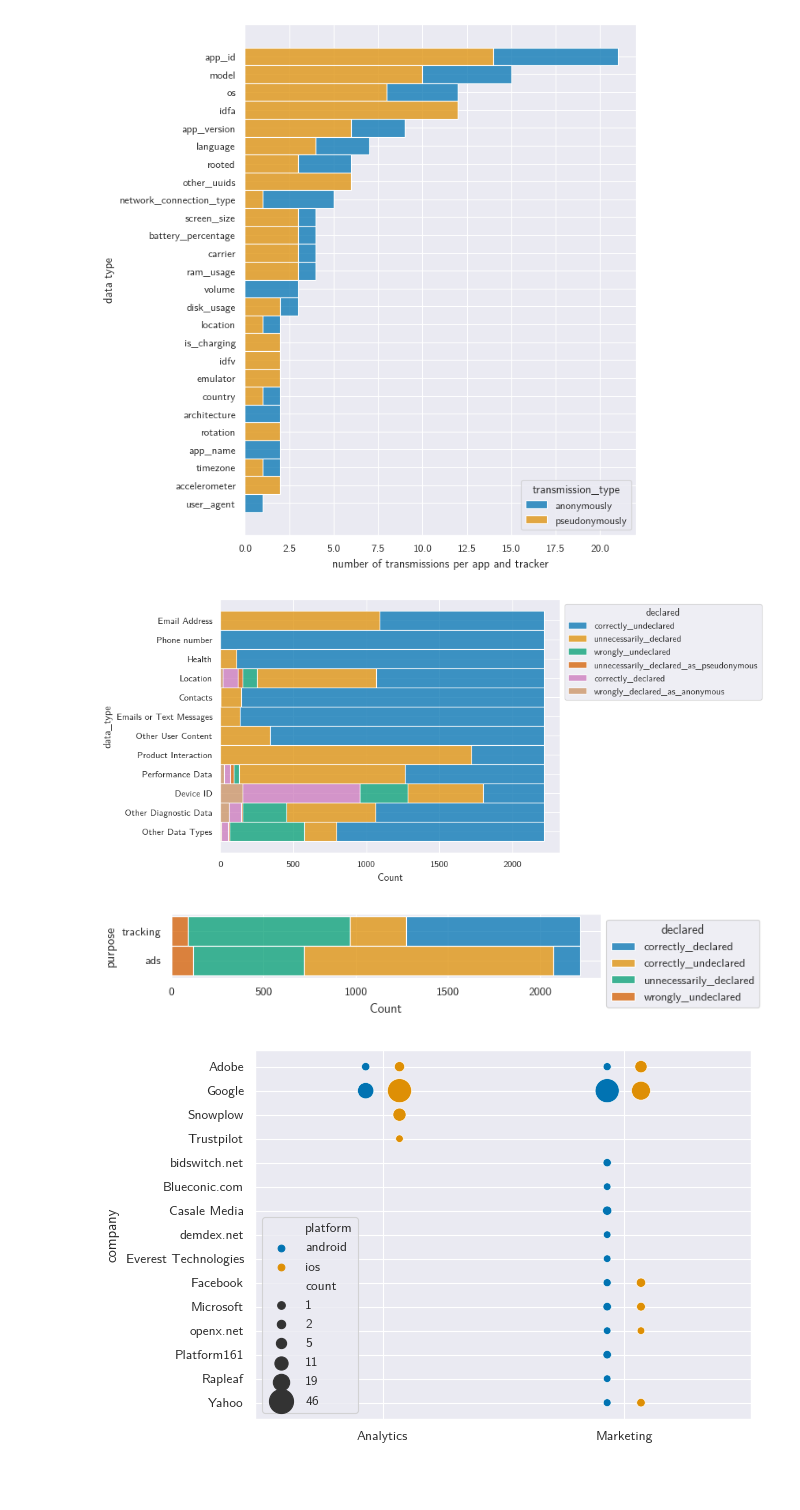
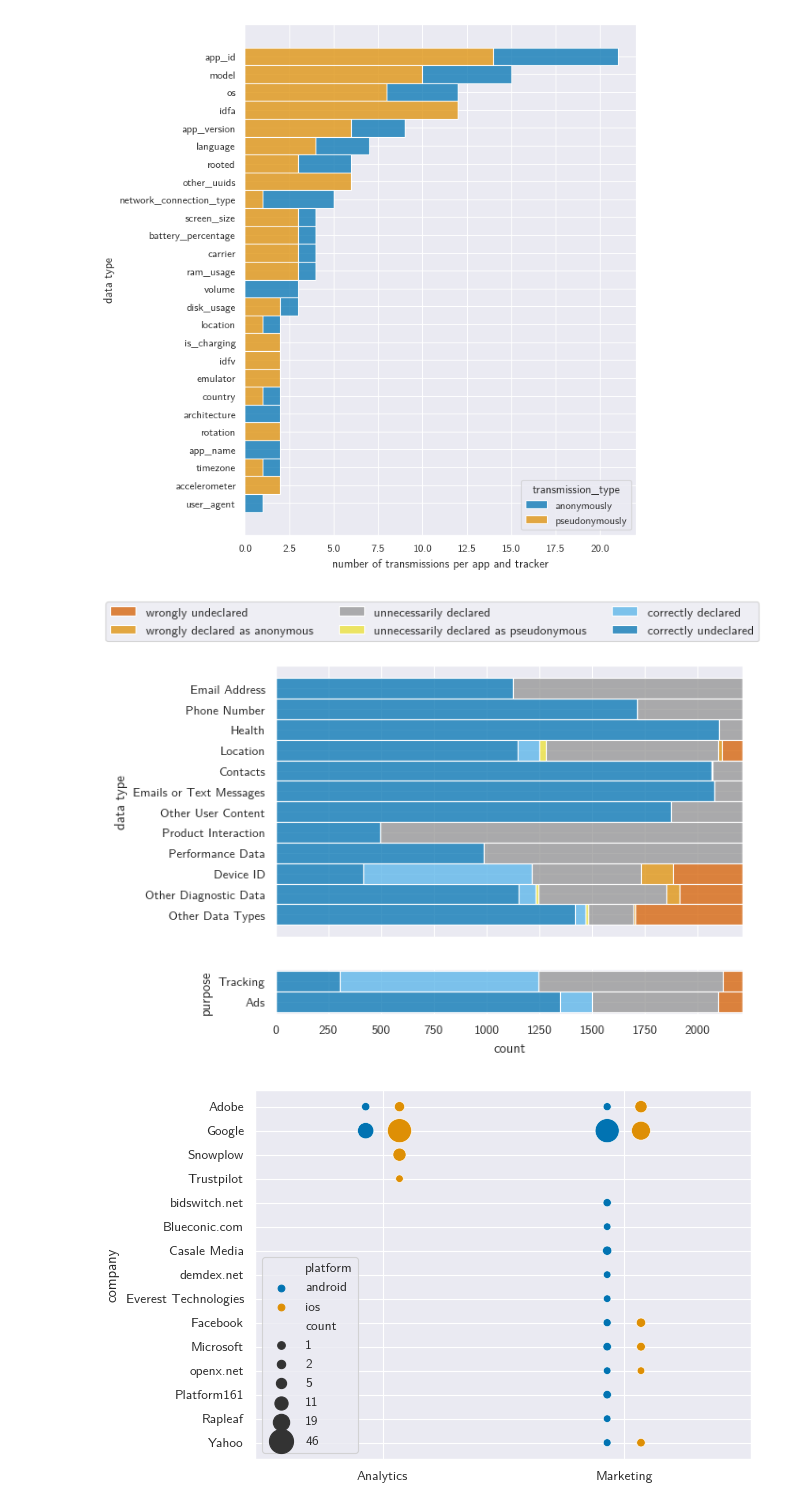
Before and after one commit to baltpeter/thesis-mobile-consent-dialogs, a Jupyter notebook: src/graphs.ipynb, the cells around one changed output. Saved outputs shown, nothing was run; the diff lists cells and outputs as text; code cells hidden in the pictures; blank space fills up the shorter version.

Commit message:
Finish method and write about privacy labels

```diff
--- a/src/graphs.ipynb
+++ b/src/graphs.ipynb
@@ -200,22 +200,38 @@ for type in ['initial', 'accepted', 'rejected']:
 [figure]
 [figure]
 [figure]
-# %%
-csv = pd.read_csv(os.path.join(
-    data_dir, 'privacy_label_types.csv'), on_bad_lines='error')
-fig, ax = plt.subplots()
-sns.histplot(y="data_type", hue="declared", multiple="stack", data=csv, ax=ax)
-sns.move_legend(ax, "upper left", bbox_to_anchor=(1, 1))
-
-# TODO: These lists don't seem very suited for mobile.
-csv = pd.read_csv(os.path.join(
-    data_dir, 'privacy_label_purposes.csv'), on_bad_lines='error')
-fig, ax = plt.subplots(figsize=[default_figsize_x, default_figsize_y * 0.2])
-sns.histplot(y="purpose", hue="declared", multiple="stack", data=csv, ax=ax)
-sns.move_legend(ax, "upper left", bbox_to_anchor=(1, 1))
-# %% [output]
-[figure, removed]
-[figure, removed]
+# %%
+fig, axes = plt.subplots(nrows=2, ncols=1, sharex=True, gridspec_kw={'height_ratios': [6, 1]})
+
+declared_renamer = lambda d: d.replace('_', ' ')
+purpose_renamer = lambda p: p.capitalize()
+
+csv = pd.read_csv(os.path.join(
+    data_dir, 'privacy_label_types.csv'), on_bad_lines='error', converters={'declared': declared_renamer})
+
+hue_order = ['wrongly undeclared',
+ 'wrongly declared as anonymous',
+ 'unnecessarily declared',
+ 'unnecessarily declared as pseudonymous',
+ 'correctly declared',
+ 'correctly undeclared']
+palette = [sns.color_palette()[i] for i in [3, 1, 7, 8, 9, 0]]
+
+sns.histplot(y="data_type", hue="declared", hue_order=hue_order, palette=palette,
+             multiple="stack", data=csv, ax=axes[0], legend=False)
+axes[0].set_ylabel('data type')
+axes[0].set_xlim(0, len(csv['app'].unique()))
+
+csv = pd.read_csv(os.path.join(
+    data_dir, 'privacy_label_purposes.csv'), on_bad_lines='error', converters={'declared': declared_renamer, 'purpose': purpose_renamer})
+sns.histplot(y="purpose", hue="declared", hue_order=hue_order, palette=palette,
+             multiple="stack", data=csv, ax=axes[1])
+axes[1].set_xlabel('count')
+sns.move_legend(axes[1], "lower center", bbox_to_anchor=(.335, 8.1), ncol=3, title=None)
+fig.savefig(os.path.join(graphs_dir, 'privacy_labels.pdf'),
+            bbox_inches="tight", pad_inches=0)
+# %% [output]
+[figure, added]
 # %%
 csv = pd.read_csv(os.path.join(
     data_dir, 'cookie_counts.csv'), on_bad_lines='error').sort_values(by=['company'], key=lambda col: col.str.lower())
```
Also changed, not shown: 9 other files.
